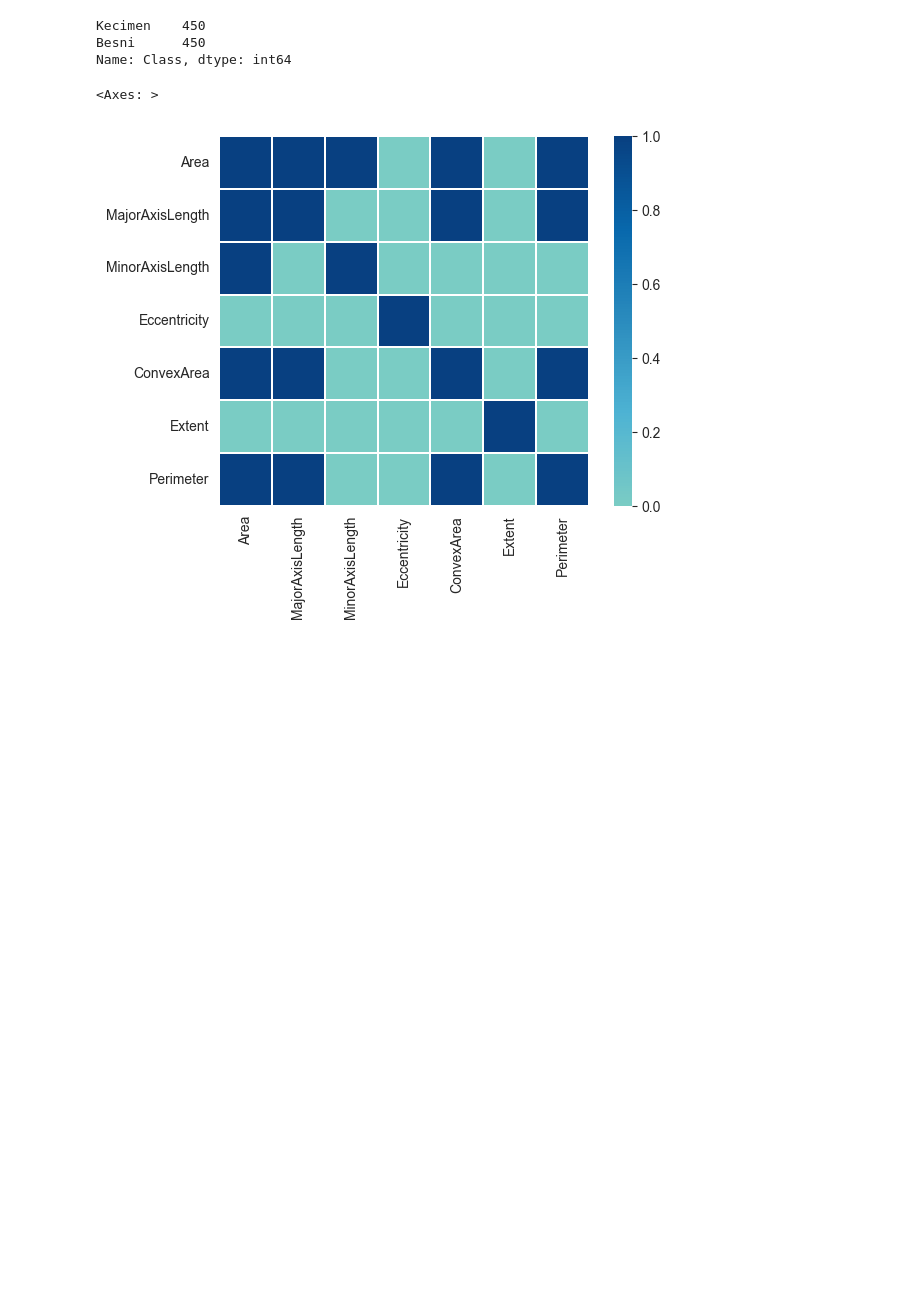
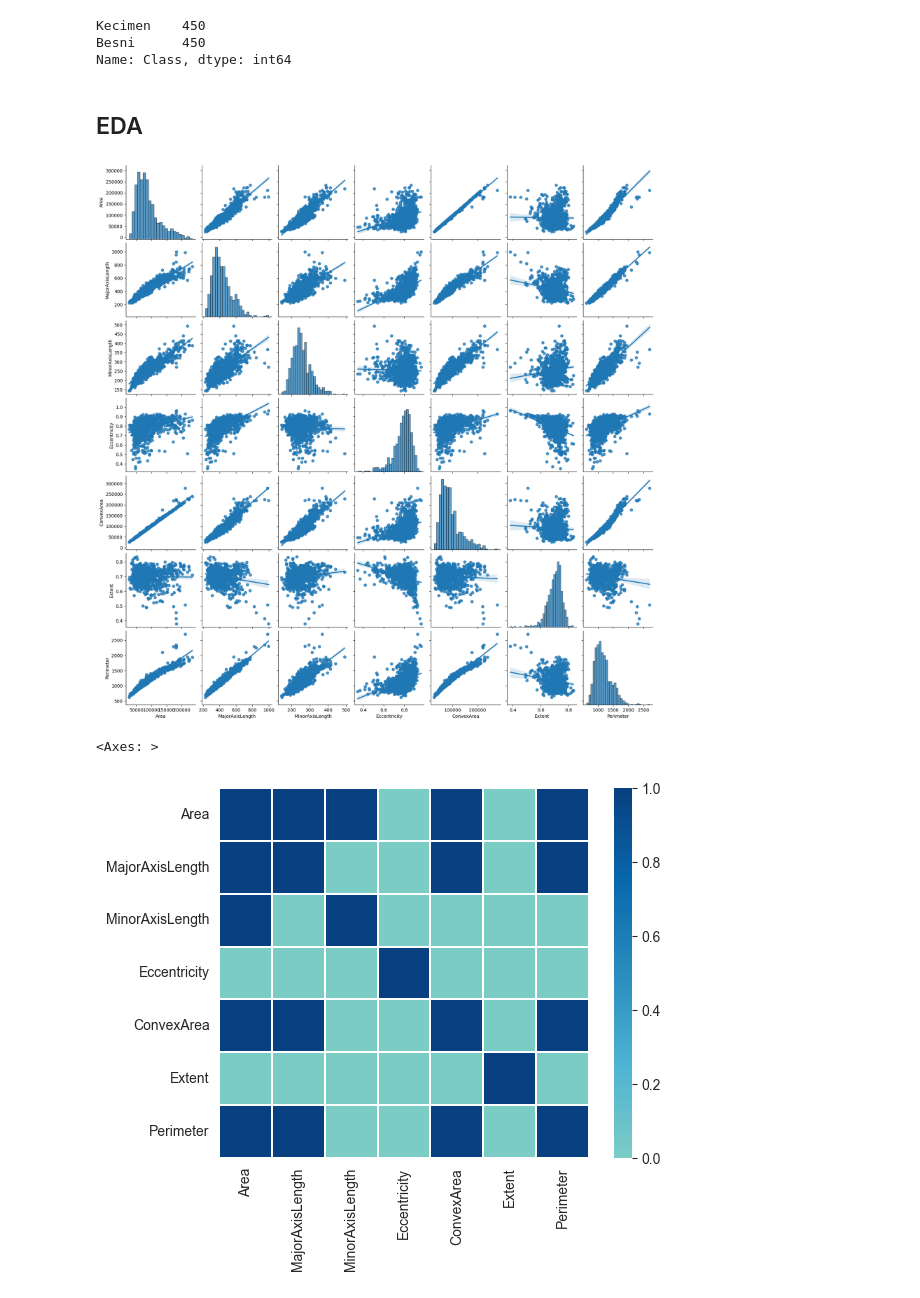
Before and after one commit to 0xArwa/soldier-race-prediction, a Jupyter notebook: week3/Classification HandsOn-1.ipynb, the cells around one changed output. Saved outputs shown, nothing was run; the diff lists cells and outputs as text; code cells hidden in the pictures; blank space fills up the shorter version.

```diff
--- a/week3/Classification HandsOn-1.ipynb
+++ b/week3/Classification HandsOn-1.ipynb
@@ -85,5 +85,11 @@ df['Class'].value_counts()
 Kecimen    450
 Besni      450
 Name: Class, dtype: int64
+# %% [markdown]
+## EDA
+# %%
+sns.pairplot(df, kind='reg')
+# %% [output]
+[figure, added]
 # %%
 sns.set_style('whitegrid')
```
Also changed, not shown: parts of 25 cells of this notebook, 7 other files.
